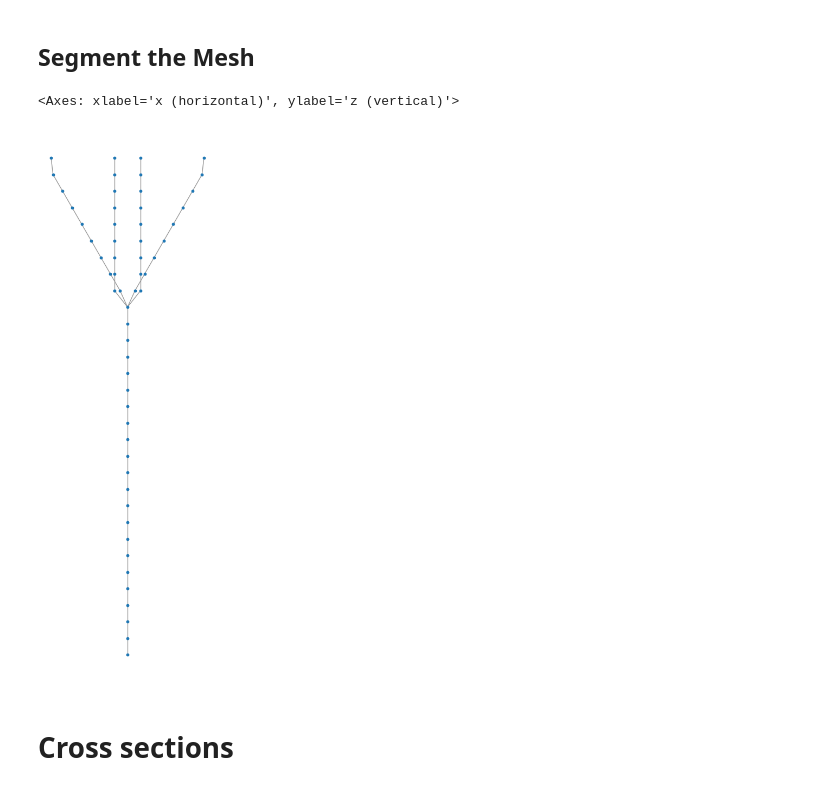
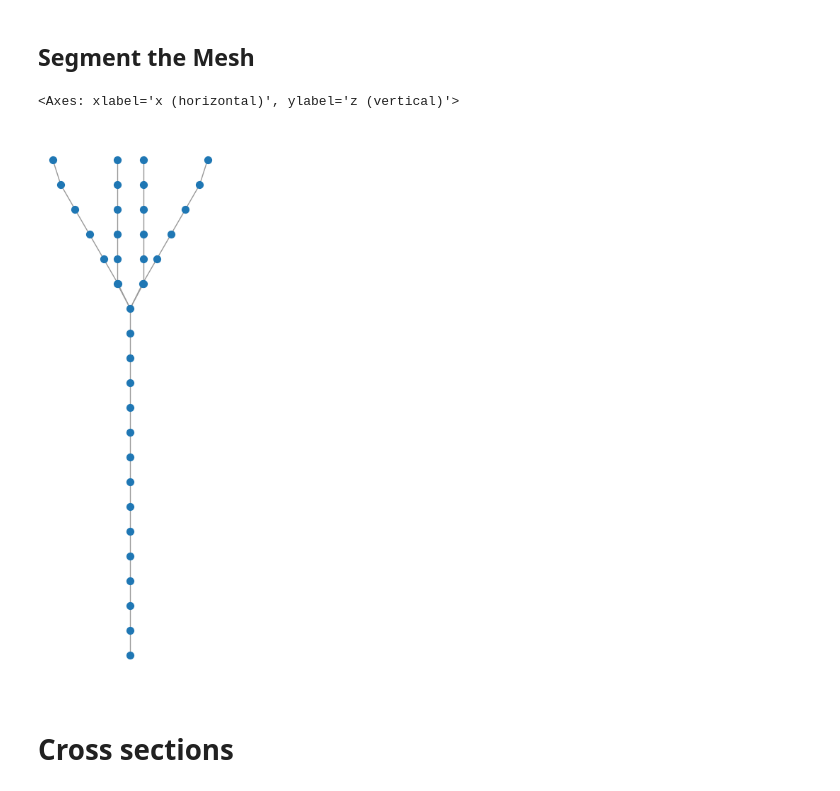
Before and after one commit to jmrfox/discos, a Jupyter notebook: notebooks/02c_neuron_skeleton.ipynb, the cells around one changed output. Drawn from its saved outputs; the diff is of its cells as text; code cells hidden in the pictures.

```diff
--- a/notebooks/02c_neuron_skeleton.ipynb
+++ b/notebooks/02c_neuron_skeleton.ipynb
@@ -34,11 +34,12 @@ Recommendation:
 # %% [markdown]
 ## Segment the Mesh
 # %%
-G = skeletonize(neuron, n_slices=30)
-G.draw(figsize=(4, 16), node_size=10)
+n_slices = 20
+G = skeletonize(neuron, n_slices=n_slices)
+G.draw(figsize=(10, 10))
 # %% [output]
 <Axes: xlabel='x (horizontal)', ylabel='z (vertical)'>
-[figure, old version]
+[figure, new version]
 # %% [markdown]
 # Cross sections
 # %%
```
Also changed, not shown: parts of 2 cells of this notebook, 30 other files.
